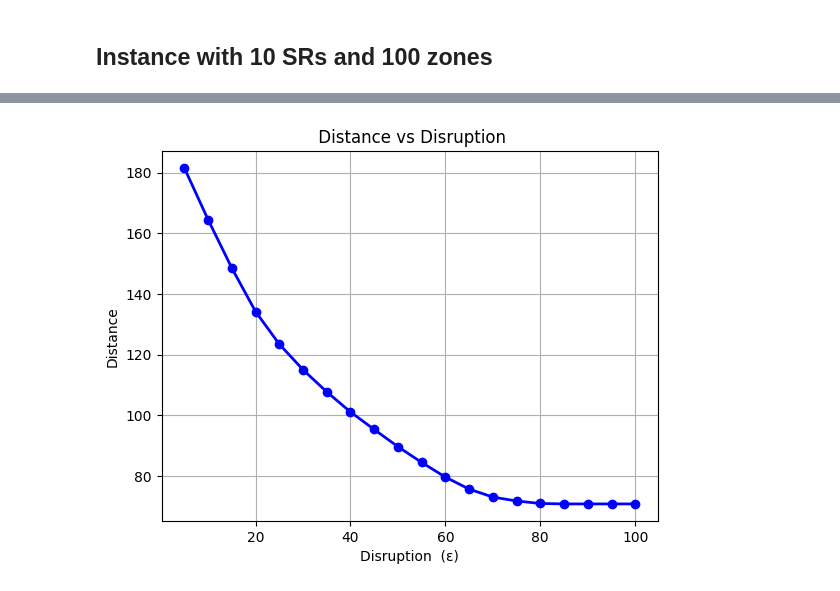
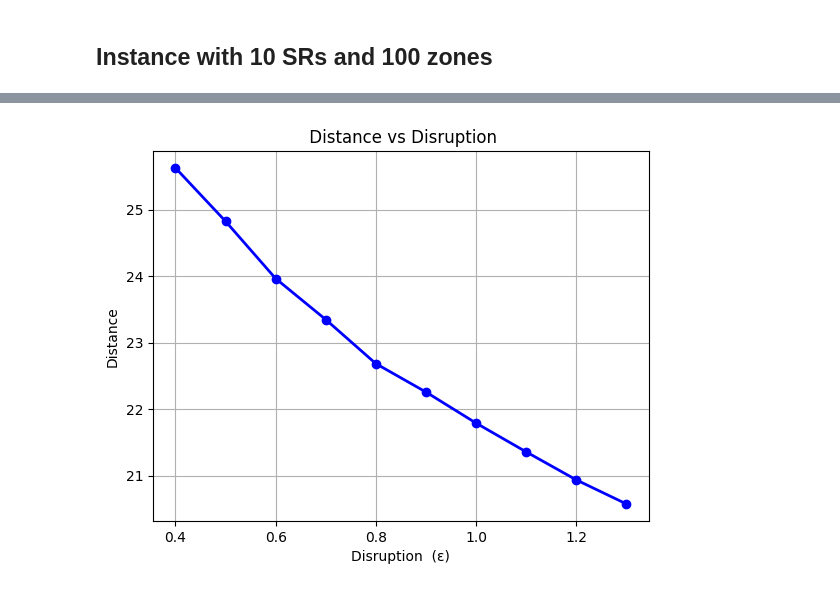
Before and after one commit to MathysBgh/Pfizer_Project, a Jupyter notebook: Pfizer_Step1.ipynb, the cells around one changed output, grey strips where cells are left out. Saved outputs shown, nothing was run; the diff lists cells and outputs as text; code cells hidden in the pictures.

Commit message:
Modified Step1 so it uses fataset instead of random data + started Step2

```diff
--- a/Pfizer_Step1.ipynb
+++ b/Pfizer_Step1.ipynb
@@ -567,30 +567,60 @@ if pareto_points:
 # %% [markdown]
 ## Instance with 10 SRs and 100 zones
 # %%
+import pandas as pd
+import numpy as np
+from gurobipy import Model, GRB
+import matplotlib.pyplot as plt
+from pathlib import Path
+
+CURRENT_DIR = Path.cwd()
+# Read data from Excel file - first 100 rows, columns B through F
+df = pd.read_excel(CURRENT_DIR/"data-100x10.xlsx",
+                   header=None,
+                   usecols="A:E",
+                   nrows=100)
+
+# Assign column names manually
+df.columns = ['x-coord', 'y-coord', 'index', 'current', 'office']
+
+# Extract parameters
+Bricks = len(df)
+Sales = int(df['office'].sum())  # Count number of offices (1s in office column)
+
+print(f"Loaded {Bricks} bricks and {Sales} SR offices")
+
 model = Model("Bricks_and_Sales_Reps_100")
 
-Bricks = 100
-Sales = 10
-### Creat data
-#Randome Workloads 100
-workloads = np.random.rand(Bricks)
-# sum workloads = 10
-workloads = workloads/sum(workloads)*Sales
+### Read data from Excel
+# Workloads from 'index' column
+workloads = df['index'].values
 
-#Randome distance 100
-np.random.seed(12)
-x_Brics = np.random.rand(Bricks)**2 *4
-np.random.seed(10)
-Y_Brics  = np.random.rand(Bricks)**2 *4
-#Implementation of Distance Matrix with center for each SR
-Distance = np.array([ np.sqrt((x_Brics[:] - x_Brics[i])**2 + (Y_Brics[:] - Y_Brics[i])**2) for i in range(Sales) ])
+# Get SR office indices (where office == 1)
+office_indices = df[df['office'] == 1].index.tolist()
 
-#Creat an initial state that takes into account the center of each SR
+print(f"Office indices (0-indexed): {office_indices}")
+
+# Extract coordinates
+x_Brics = df['x-coord'].values
+Y_Brics = df['y-coord'].values
+
+# Implementation of Distance Matrix with center for each SR
+# Distance from each SR office to all bricks
+Distance = np.array([
+    np.sqrt((x_Brics[:] - x_Brics[office_idx])**2 +
+            (Y_Brics[:] - Y_Brics[office_idx])**2)
+    for office_idx in office_indices
+])
+
+print(f"Distance matrix shape: {Distance.shape}")
+
+# Create initial state from 'current' column
 SR_initial_state = np.zeros((Sales, Bricks), dtype=float)
 
 for i in range(Bricks):
-    j = i % Sales
-    SR_initial_state[j,i] = 1
+    sr_assignment = int(df.loc[i, 'current']) - 1  # Convert to 0-indexed
+    if 0 <= sr_assignment < Sales:
+        SR_initial_state[sr_assignment, i] = 1
 
 #Variables
 SR_10 = model.addVars(Sales, Bricks, vtype=GRB.BINARY, name="SR_10")
@@ -608,28 +638,27 @@ for j in range(Sales):
 
 ## Constraints Bricks
 for i in range(Bricks):
-    model.addConstr( sum(SR_10[j,i] for j in range(Sales))    == 1, name=f"brick_{i+1}_assignment")
+    model.addConstr(sum(SR_10[j,i] for j in range(Sales)) == 1, name=f"brick_{i+1}_assignment")
 
 
 # --- Objective 1 : total distance ---
-distance_expr = ( sum(
+distance_expr = (sum(
     Distance[j][i] * SR_10[j,i]
     for i in range(Bricks)
     for j in range(Sales)
-)
-)
+))
 
 
 # --- Objective 2 : disruption ---
 disruption_expr = sum(
-    (SR_initial_state[j,i] - 2 * SR_initial_state[j,i] * SR_10[j,i] + SR_10[j,i] )/2
+    (SR_initial_state[j,i] - 2 * SR_initial_state[j,i] * SR_10[j,i] + SR_10[j,i])/2 * workloads[i]
     for i in range(Bricks) for j in range(Sales)
 )
 
 
 
 # --- Epsilon-constraint loop ---
-epsilons = [1, 5, 10, 15, 20, 25, 30, 35, 40, 45, 50,55,60,65,70,75,80,85,90,95,100]
+epsilons = [0.1, 0.2, 0.3, 0.4, 0.5, 0.6, 0.7, 0.8, 0.9, 1.0, 1.1, 1.2, 1.3]
 pareto_points = []
 
 for eps in epsilons:
@@ -644,13 +673,9 @@ for eps in epsilons:
         pareto_points.append((eps, model.objVal))
         print(f"ε = {eps:>2}  →  minimal distance = {model.objVal:.3f}")
 
-    #Delate old constraints
+    #Delete old constraints
     model.remove(constr)
     model.update()
-
-# print("\nPareto points (ε, distance):")
-# for p in pareto_points:
-#     print(p)
 
 if pareto_points:
     eps_vals, costs = zip(*pareto_points)
@@ -684,4 +702,4 @@ if pareto_points:
-[figure, old version]
+[figure, new version]
 # %%
 model.optimize()
 
```
Also changed, not shown: parts of 2 cells of this notebook, 2 other files.
